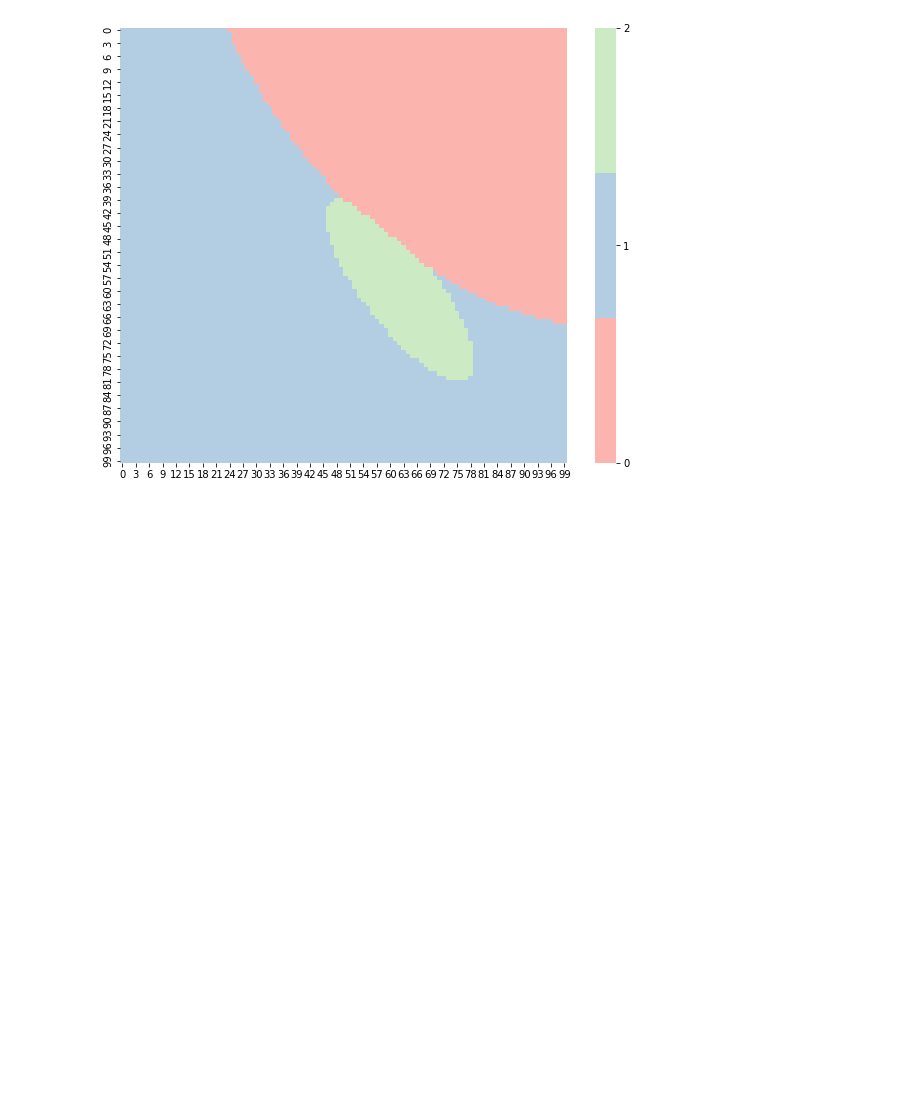
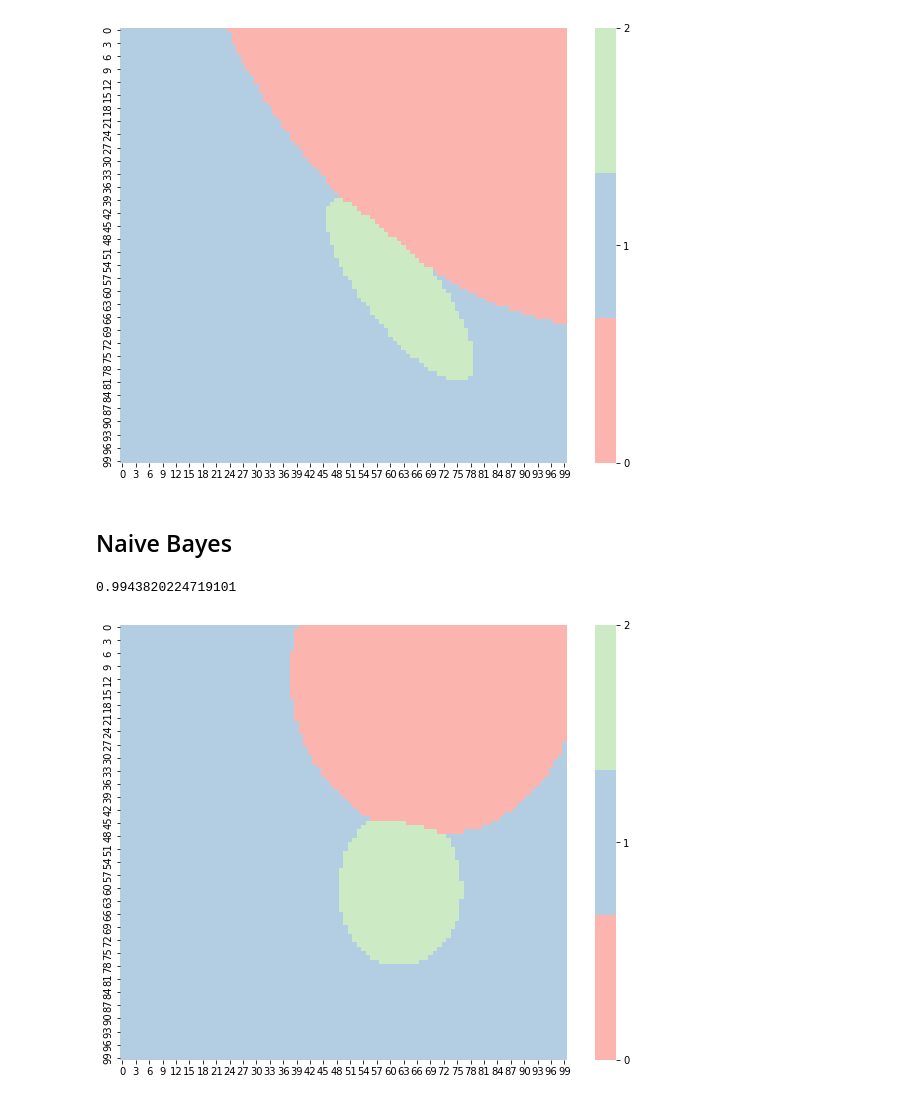
Before and after one commit to knolasco/DS-from-Scratch, a Jupyter notebook: GenerativeClassifiers/CustomGenerativeApplication.ipynb, the cells around one changed output. Drawn from its saved outputs; the diff is of its cells as text; code cells hidden in the pictures; blank space fills up the shorter version.

Commit message:
implementing naive bayes

```diff
--- a/GenerativeClassifiers/CustomGenerativeApplication.ipynb
+++ b/GenerativeClassifiers/CustomGenerativeApplication.ipynb
@@ -74,3 +74,5 @@ qda_2d.fit(X_2d, y)
 graph_boundaries(X_2d, qda_2d, 'QDA')
 # %% [output]
 [figure]
+# %% [markdown]
+## Naive Bayes
@@ -76,0 +82,13 @@ graph_boundaries(X_2d, qda_2d, 'QDA')
+# %%
+nb = NaiveBayes()
+nb.fit(X, y)
+y_hat == nb.classify(X)
+np.mean(y_hat == y)
+# %% [output]
+0.9943820224719101
+# %%
+nb_2d = NaiveBayes()
+nb_2d.fit(X_2d, y)
+graph_boundaries(X_2d, nb_2d, 'Naive Bayes')
+# %% [output]
+[figure, added]
```
Also changed, not shown: parts of 1 cell of this notebook.
